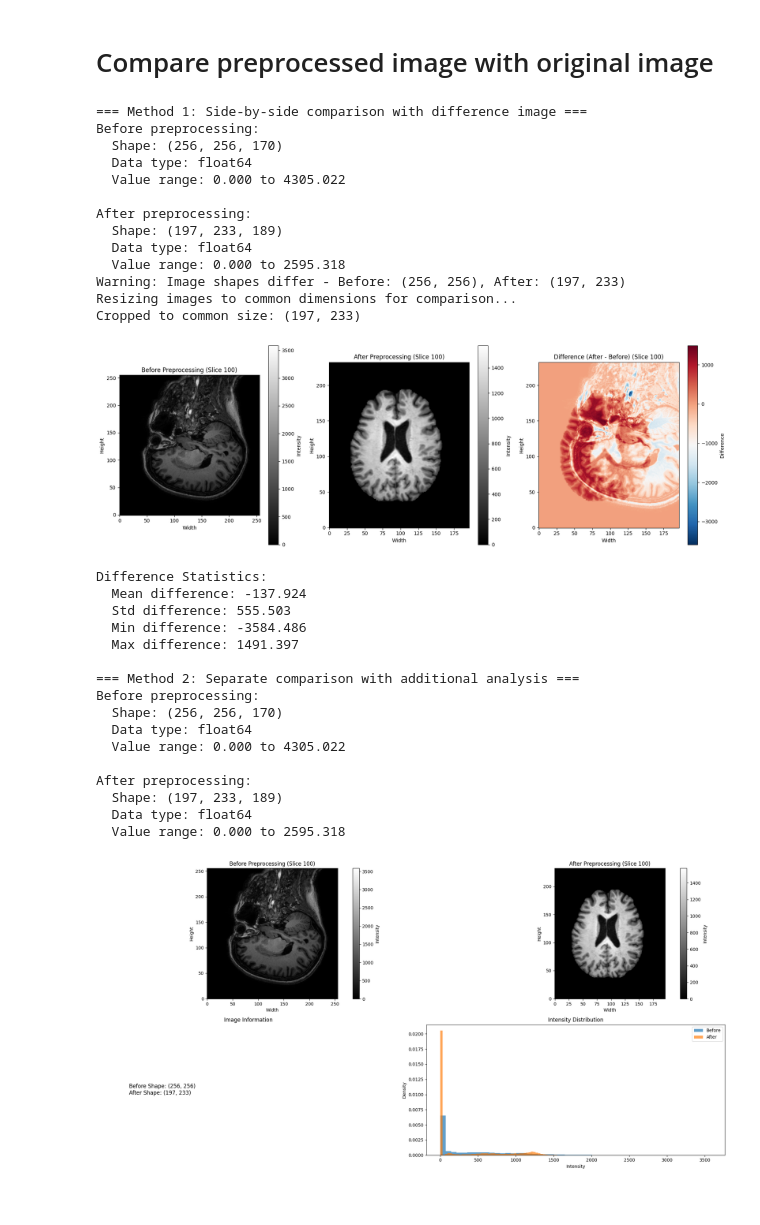
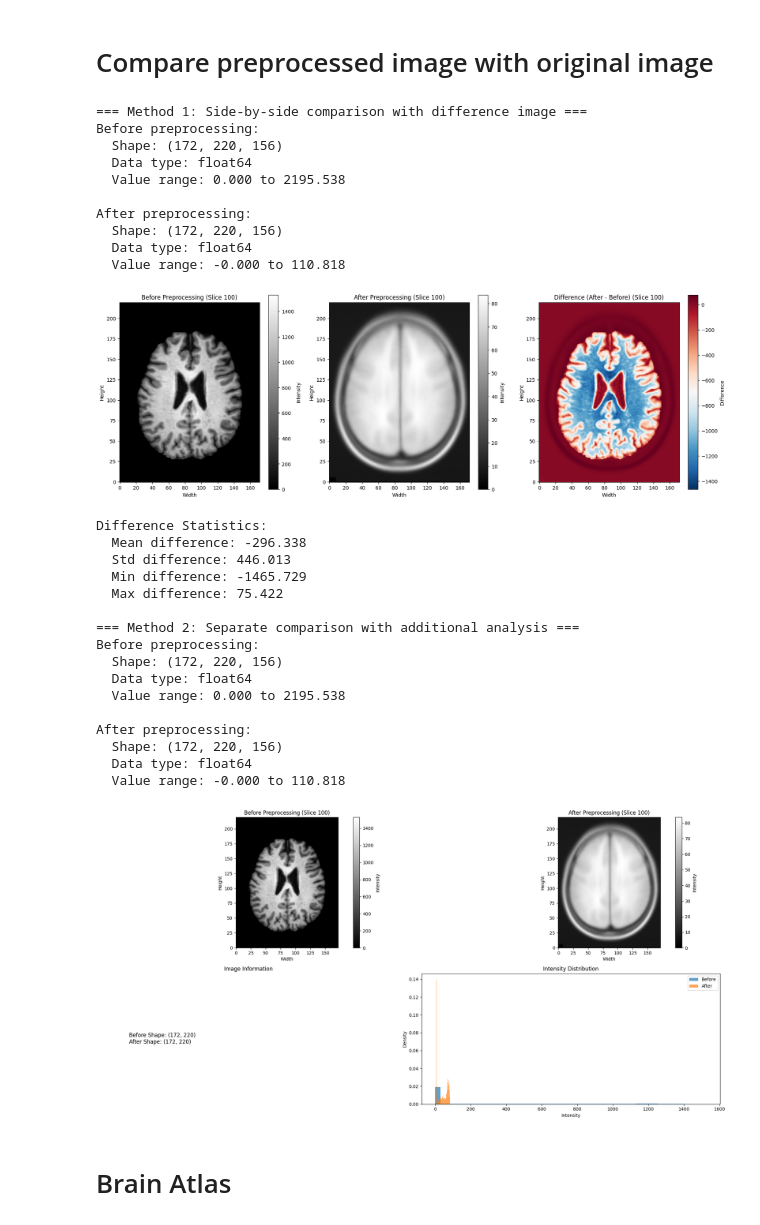
Before and after one commit to ss8319/BrainIAC, a Jupyter notebook: src/quickstart.ipynb, the cells around one changed output. Drawn from its saved outputs; the diff is of its cells as text; code cells hidden in the pictures.

Commit message:
update atlas

```diff
--- a/src/quickstart.ipynb
+++ b/src/quickstart.ipynb
@@ -641,8 +641,8 @@ def compare_preprocessing(image_path_before, image_path_after, slice_idx=None, v
 
 
 # Define paths
-image_before = "/home/ssim0068/data/ADNI/nifti/002_S_0413/MPRAGE_REPE/2006-05-19_16_29_07.0/2006-05-19_16_29_07.0.nii.gz"
-image_after = "/home/ssim0068/data/ADNI/preprocessed/002_S_0413/MPRAGE_REPE/2006-05-19_16_29_07.0/2006-05-19_16_29_07.0.nii.gz"
+image_before = "/home/ssim0068/data/ADNI/preprocessed_adult/002_S_0413/MPRAGE_REPE/2006-05-19_16_29_07.0/2006-05-19_16_29_07.0.nii.gz"
+image_after = "/home/ssim0068/code/multimodal-AD/BrainIAC/src/preprocessing/atlases/mni305_lin_nifti/average305_t1_tal_lin.nii"
 
 # Method 1: Try the original comparison function (with shape handling)
 try:
@@ -655,55 +655,54 @@ try:
         figsize=(18, 6), # Larger figure for better visibility
         save_path=None   # Display instead of saving
     )
 except Exception as e:
     print(f"Method 1 failed: {e}")
     print("Trying Method 2...")
 
 # Method 2: Use the separate comparison function (handles different shapes better)
 try:
     print("\n=== Method 2: Separate comparison with additional analysis ===")
     before_data, after_data = compare_preprocessing_separate(
         image_path_before=image_before,
         image_path_after=image_after,
         slice_idx=100,  # Show slice 100
         view='axial',    # Axial view
         figsize=(20, 10), # Larger figure for better visibility
         save_path=None   # Display instead of saving
     )
 except FileNotFoundError as e:
     print(f"Error: {e}")
     print("Make sure the preprocessing has completed and the files exist.")
 except Exception as e:
     print(f"Unexpected error: {e}")
 # %% [output]
 === Method 1: Side-by-side comparison with difference image ===
 Before preprocessing:
-  Shape: (256, 256, 170)
+  Shape: (172, 220, 156)
   Data type: float64
-  Value range: 0.000 to 4305.022
+  Value range: 0.000 to 2195.538
 
 After preprocessing:
-  Shape: (197, 233, 189)
+  Shape: (172, 220, 156)
   Data type: float64
-  Value range: 0.000 to 2595.318
-Warning: Image shapes differ - Before: (256, 256), After: (197, 233)
-Resizing images to common dimensions for comparison...
-Cropped to common size: (197, 233)
+  Value range: -0.000 to 110.818
-[figure, old version]
+[figure, new version]
 Difference Statistics:
-  Mean difference: -137.924
-  Std difference: 555.503
-  Min difference: -3584.486
-  Max difference: 1491.397
+  Mean difference: -296.338
+  Std difference: 446.013
+  Min difference: -1465.729
+  Max difference: 75.422
 
 === Method 2: Separate comparison with additional analysis ===
 Before preprocessing:
-  Shape: (256, 256, 170)
+  Shape: (172, 220, 156)
   Data type: float64
-  Value range: 0.000 to 4305.022
+  Value range: 0.000 to 2195.538
 
 After preprocessing:
-  Shape: (197, 233, 189)
+  Shape: (172, 220, 156)
   Data type: float64
-  Value range: 0.000 to 2595.318
+  Value range: -0.000 to 110.818
-[figure, old version]
+[figure, new version]
+# %% [markdown]
+# Brain Atlas
```
Also changed, not shown: parts of 1 cell of this notebook, 6 other files.
